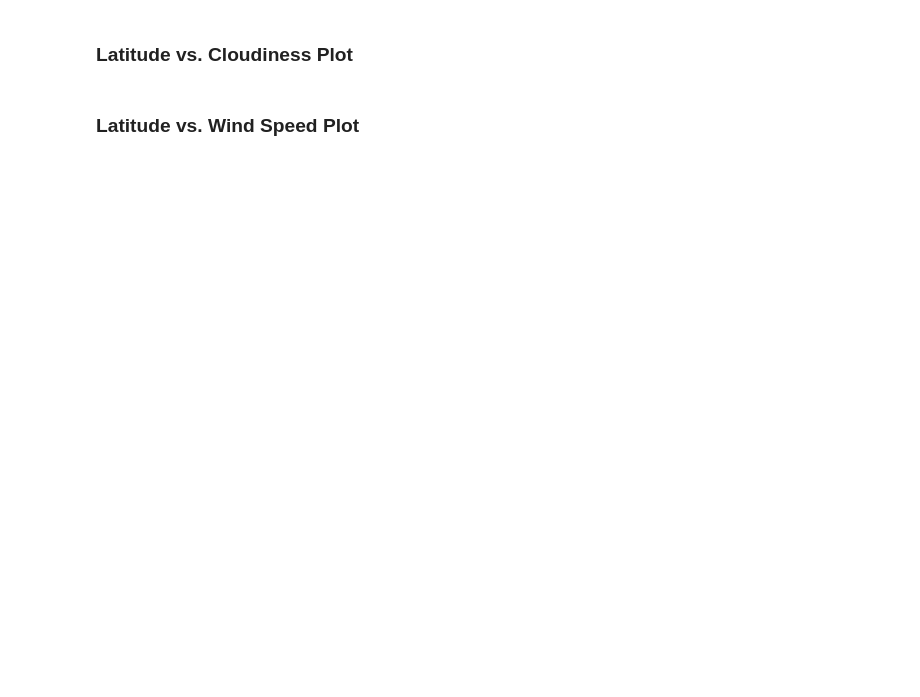
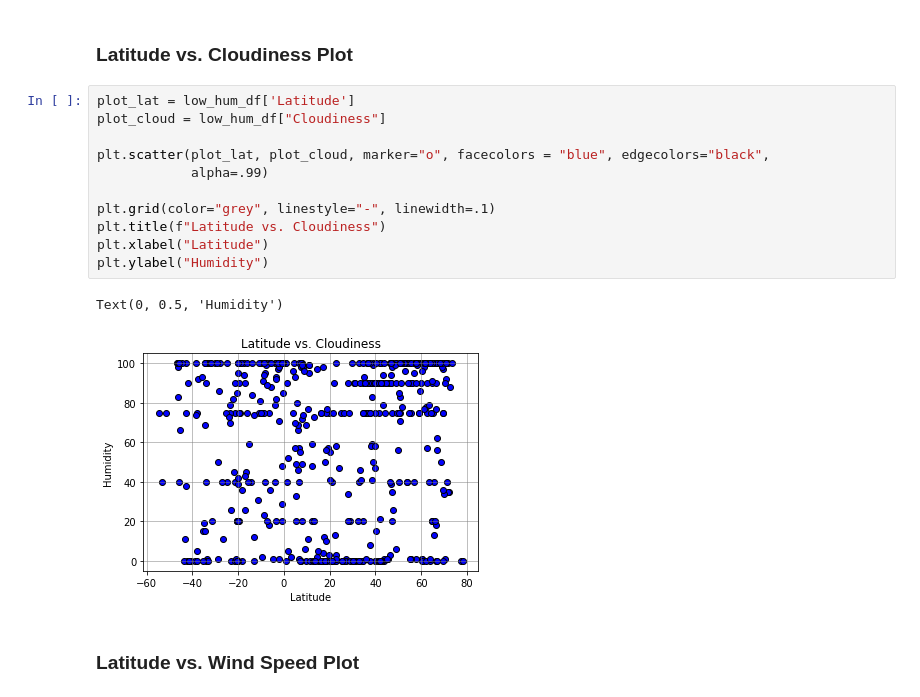
Before and after one commit to HilaryKoerner/Vacation_and_Weather_Analysis, a Jupyter notebook: WeatherPy/WeatherPy.ipynb, the cells around one changed output. Cells and saved outputs as stored; diff of their text form; blank space fills up the shorter version.

```diff
--- a/WeatherPy/WeatherPy.ipynb
+++ b/WeatherPy/WeatherPy.ipynb
@@ -184,4 +235,18 @@ low_hum_df = pd.DataFrame(weather_df[weather_df["humidity"]> 100])
 # %% [markdown]
 ### Latitude vs. Cloudiness Plot
+# %%
+plot_lat = low_hum_df['Latitude']
+plot_cloud = low_hum_df["Cloudiness"]
+
+plt.scatter(plot_lat, plot_cloud, marker="o", facecolors = "blue", edgecolors="black",
+            alpha=.99)
+
+plt.grid(color="grey", linestyle="-", linewidth=.1)
+plt.title(f"Latitude vs. Cloudiness")
+plt.xlabel("Latitude")
+plt.ylabel("Humidity")
+# %% [output]
+Text(0, 0.5, 'Humidity')
+[figure, added]
 # %% [markdown]
 ###  Latitude vs. Wind Speed Plot
```
Also changed, not shown: parts of 26 cells of this notebook.
